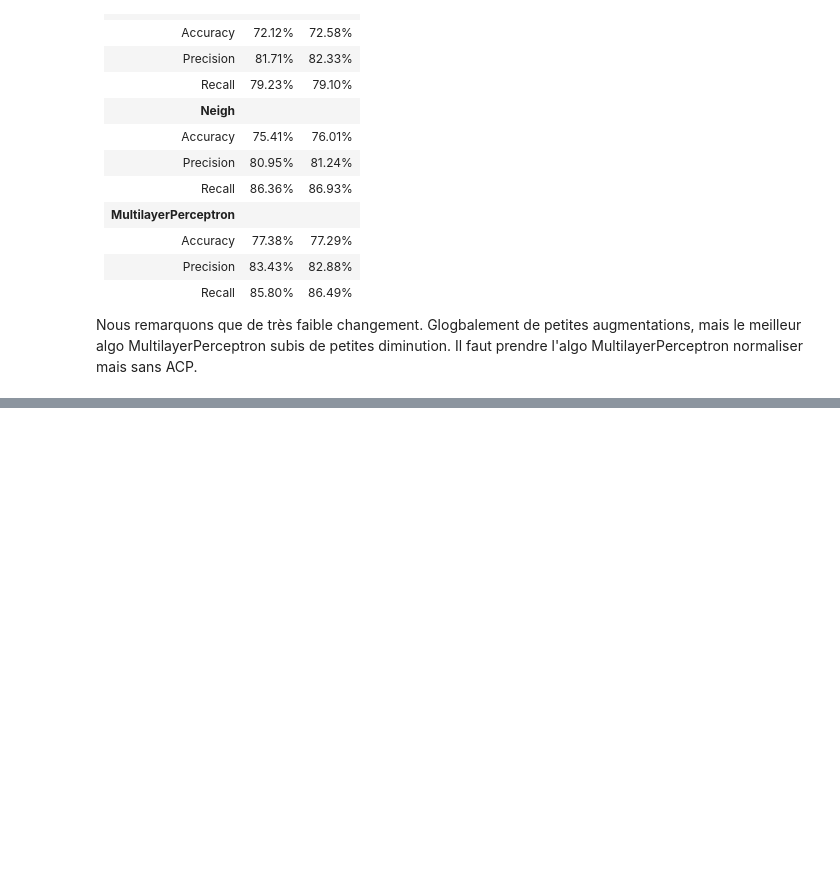
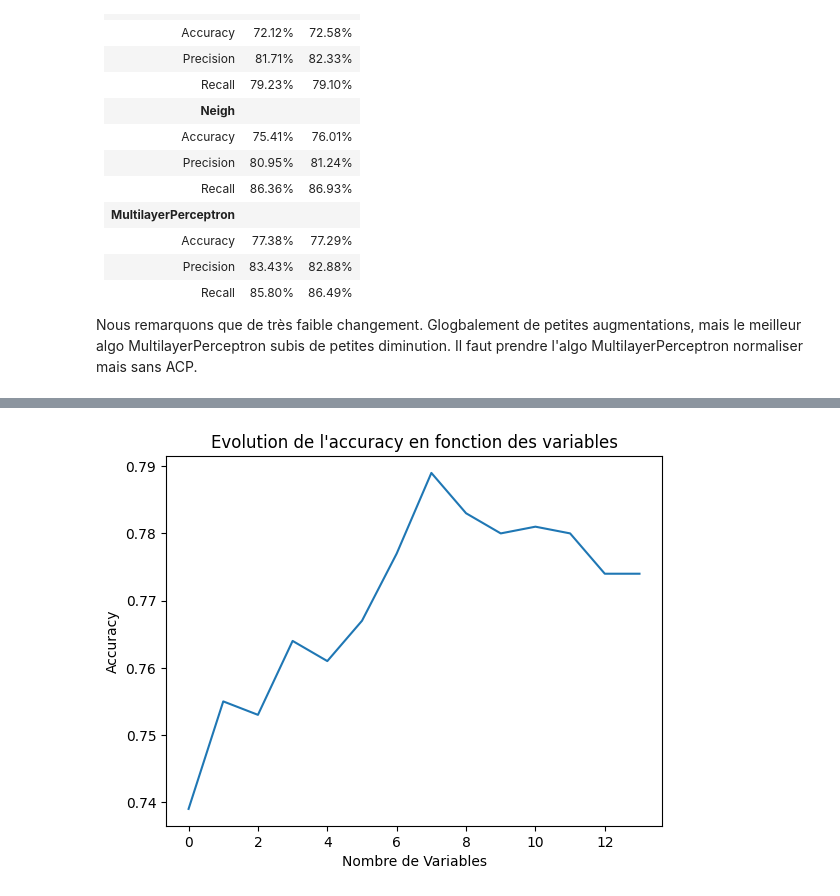
Before and after one commit to Valentintin/M1-Learning-Analysis-data, a Jupyter notebook: Untitled1.ipynb, the cells around one changed output, grey strips where cells are left out. Saved outputs shown, nothing was run; the diff lists cells and outputs as text; code cells hidden in the pictures; blank space fills up the shorter version.

```diff
--- a/Untitled1.ipynb
+++ b/Untitled1.ipynb
@@ -422,0 +403,19 @@ plt.show()
+# %%
+mlp_model_norm = MLPClassifier(hidden_layer_sizes=(40, 20), random_state=1)
+mlp_model_norm.fit(X_norm_train, y_norm_train)
+scores=np.zeros(X_norm_train.shape[1]+1)
+for f in np.arange(0, X_norm_train.shape[1]+1):
+
+
+    X1_f = X_norm_train[:,sorted_idx[:f+1]]
+    X2_f = X_norm_test [:,sorted_idx[:f+1]]
+    mlp_model_norm.fit(X1_f,y_norm_train)
+    YMLP=mlp_model_norm.predict(X2_f)
+    scores[f]=np.round(accuracy_score(y_norm_test,YMLP),3)
+plt.plot(scores)
+plt.xlabel("Nombre de Variables")
+plt.ylabel("Accuracy")
+plt.title("Evolution de l'accuracy en fonction des variables")
+plt.show()
+# %% [output]
+[figure, added]
```
Also changed, not shown: parts of 7 cells of this notebook.
